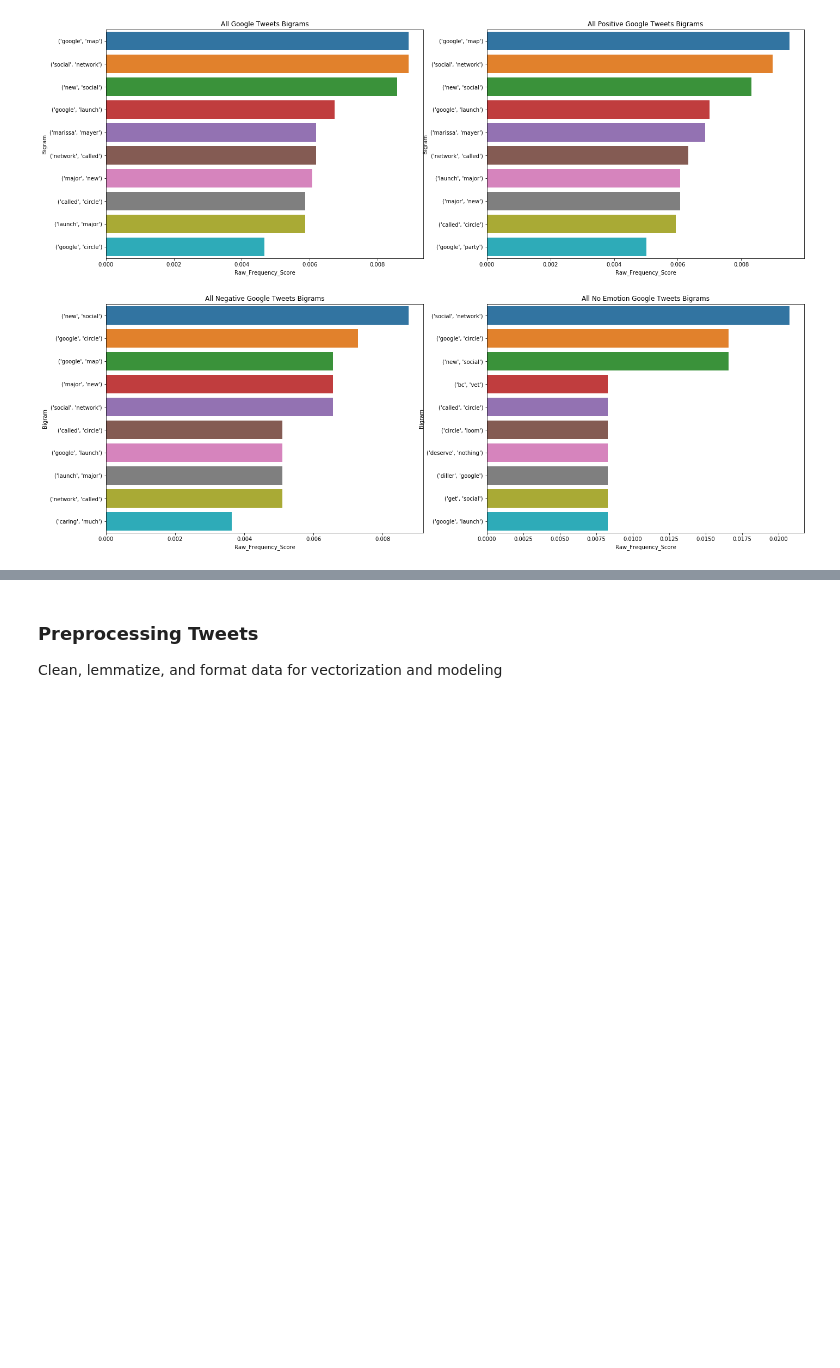
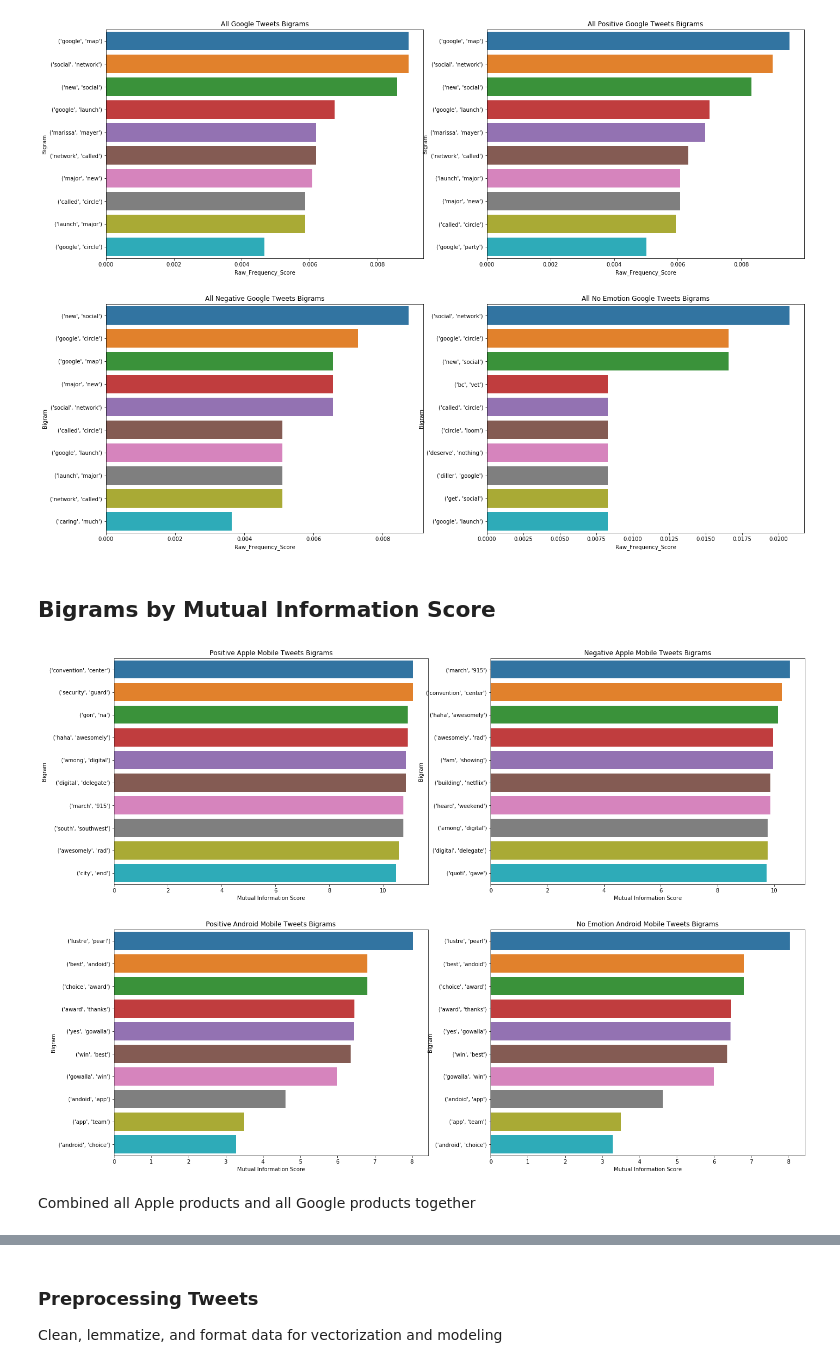
Before and after one commit to shsobieski/CustomerSentiment, a Jupyter notebook: NLP.ipynb, the cells around one changed output, grey strips where cells are left out. Cells and saved outputs as stored; diff of their text form; code cells hidden in the pictures; blank space fills up the shorter version.

Commit message:
added folders and bigram visuals

```diff
--- a/NLP.ipynb
+++ b/NLP.ipynb
@@ -474,3 +481,34 @@ sns.barplot(data=df_graph12, y='Bigram',x='Raw_Frequency_Score', orient='h', ax
 plt.show()
 # %% [output]
 [figure]
+# %% [markdown]
+## Bigrams by Mutual Information Score
+# %%
+mobile_tweets_scored_list = []
+for mobile_list in mobile_concat_list:
+    bigram_measures = nltk.collocations.BigramAssocMeasures()
+    tweet_finder = BigramCollocationFinder.from_words(mobile_list)
+    tweet_finder.apply_freq_filter(5)
+    tweets_scored = tweet_finder.score_ngrams(bigram_measures.pmi)
+    mobile_tweets_scored_list.append(tweets_scored)
+# %%
+df_mobile_graph1 = pd.DataFrame(mobile_tweets_scored_list[0][:10], columns = ['Bigram','Mutual Information Score'])
+df_mobile_graph2 = pd.DataFrame(mobile_tweets_scored_list[1][:10], columns = ['Bigram','Mutual Information Score'])
+df_mobile_graph3 = pd.DataFrame(mobile_tweets_scored_list[2][:10], columns = ['Bigram','Mutual Information Score'])
+df_mobile_graph4 = pd.DataFrame(mobile_tweets_scored_list[3][:10], columns = ['Bigram','Mutual Information Score'])
+fig, axs = plt.subplots(2,2)
+fig.set_figheight(17)
+fig.set_figwidth(23)
+axs[0,0].title.set_text('Positive Apple Mobile Tweets Bigrams')
+axs[0,1].title.set_text('Negative Apple Mobile Tweets Bigrams')
+axs[1,0].title.set_text('Positive Android Mobile Tweets Bigrams')
+axs[1,1].title.set_text('No Emotion Android Mobile Tweets Bigrams')
+sns.barplot(data=df_mobile_graph1, y='Bigram',x='Mutual Information Score', orient='h', ax = axs[0,0])
+sns.barplot(data=df_mobile_graph2, y='Bigram',x='Mutual Information Score', orient='h', ax = axs[0,1])
+sns.barplot(data=df_mobile_graph3, y='Bigram',x='Mutual Information Score', orient='h', ax = axs[1,0])
+sns.barplot(data=df_mobile_graph4, y='Bigram',x='Mutual Information Score', orient='h', ax = axs[1,1])
+plt.show()
+# %% [output]
+[figure, added]
+# %% [markdown]
+Combined all Apple products and all Google products together
```
Also changed, not shown: parts of 77 cells of this notebook, 6 other files.
